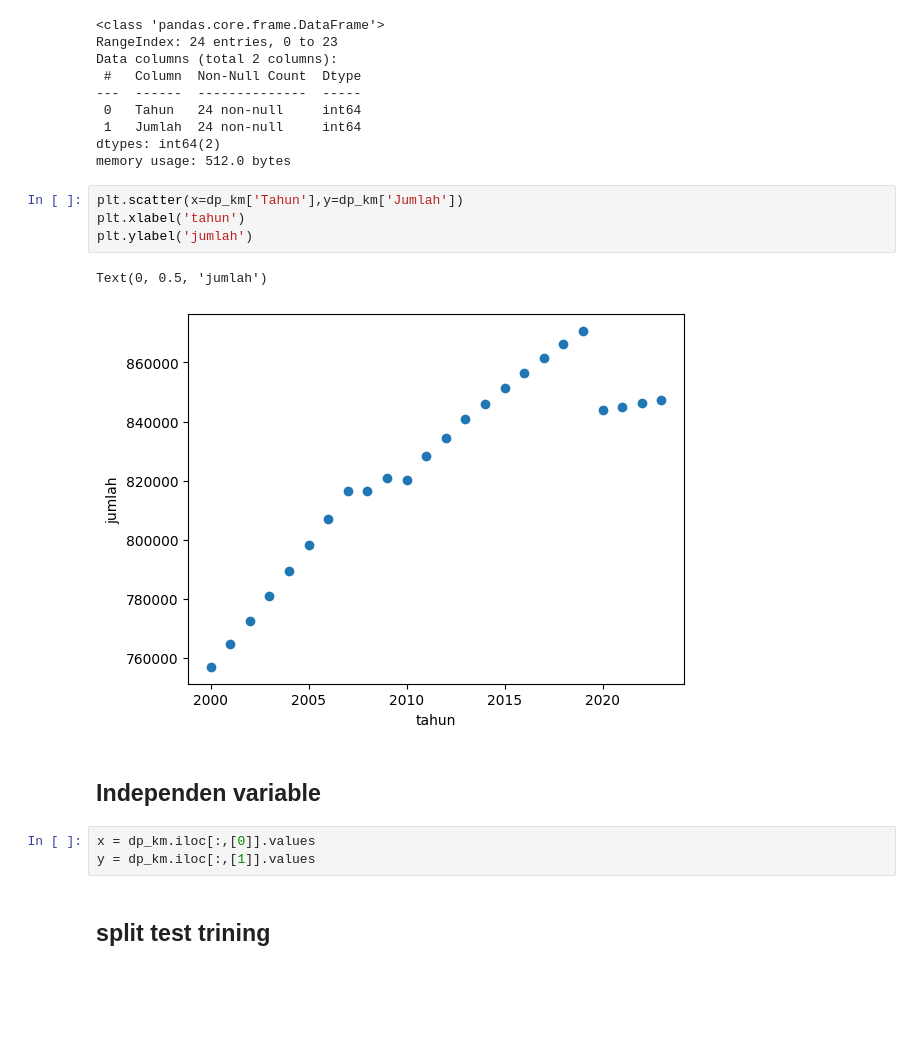
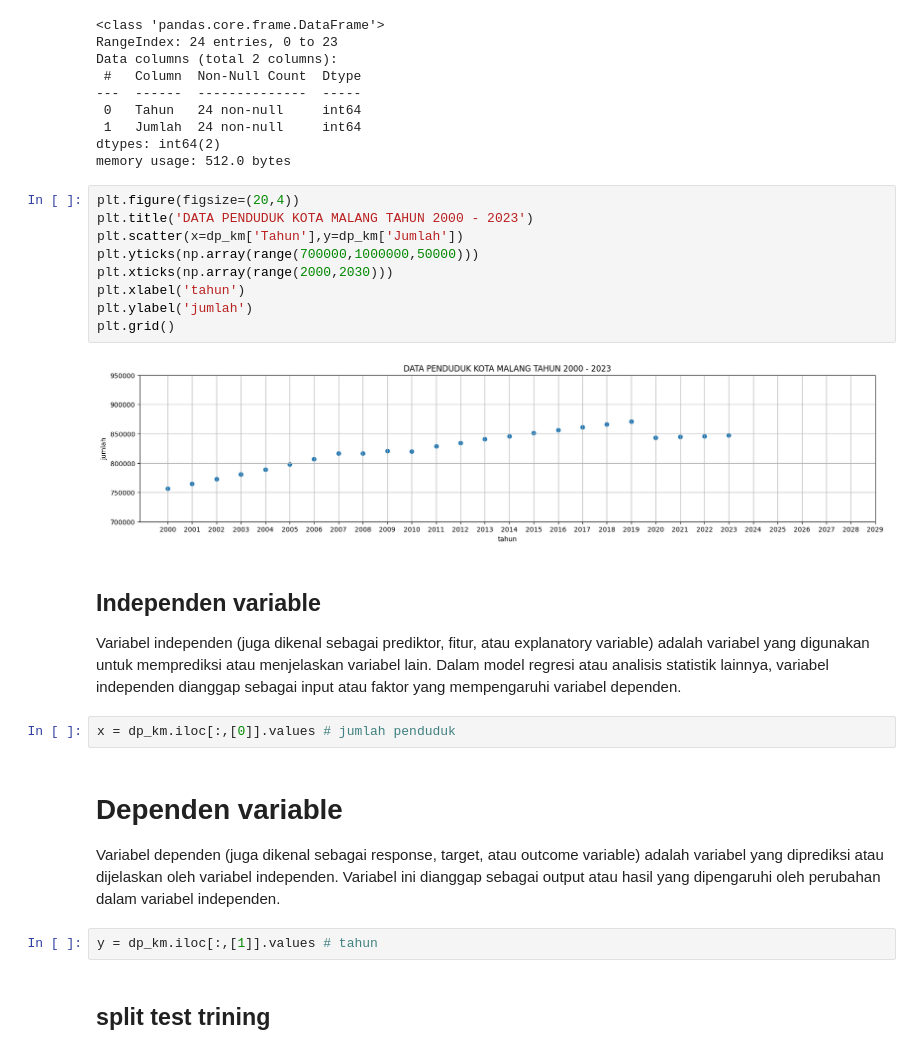
Before and after one commit to aufall02/tugas-data-mining---linier-regresion, a Jupyter notebook: LinierRegresion.ipynb, the cells around one changed output. Saved outputs shown, nothing was run; the diff lists cells and outputs as text; blank space fills up the shorter version.

```diff
--- a/LinierRegresion.ipynb
+++ b/LinierRegresion.ipynb
@@ -42,17 +43,28 @@ Data columns (total 2 columns):
 dtypes: int64(2)
 memory usage: 512.0 bytes
 # %%
+plt.figure(figsize=(20,4))
+plt.title('DATA PENDUDUK KOTA MALANG TAHUN 2000 - 2023')
 plt.scatter(x=dp_km['Tahun'],y=dp_km['Jumlah'])
+plt.yticks(np.array(range(700000,1000000,50000)))
+plt.xticks(np.array(range(2000,2030)))
 plt.xlabel('tahun')
 plt.ylabel('jumlah')
+plt.grid()
 # %% [output]
-Text(0, 0.5, 'jumlah')
-[figure, old version]
+[figure, new version]
-# %% [markdown]
-## Independen variable
+# %% [markdown]
+## Independen variable
+
+Variabel independen (juga dikenal sebagai prediktor, fitur, atau explanatory variable) adalah variabel yang digunakan untuk memprediksi atau menjelaskan variabel lain. Dalam model regresi atau analisis statistik lainnya, variabel independen dianggap sebagai input atau faktor yang mempengaruhi variabel dependen.
 # %%
-x = dp_km.iloc[:,[0]].values
-y = dp_km.iloc[:,[1]].values
+x = dp_km.iloc[:,[0]].values # jumlah penduduk
+# %% [markdown]
+# Dependen variable
+
+Variabel dependen (juga dikenal sebagai response, target, atau outcome variable) adalah variabel yang diprediksi atau dijelaskan oleh variabel independen. Variabel ini dianggap sebagai output atau hasil yang dipengaruhi oleh perubahan dalam variabel independen.
+# %%
+y = dp_km.iloc[:,[1]].values # tahun
 # %% [markdown]
 ## split test trining
 # %%
```
Also changed, not shown: parts of 8 cells of this notebook.
